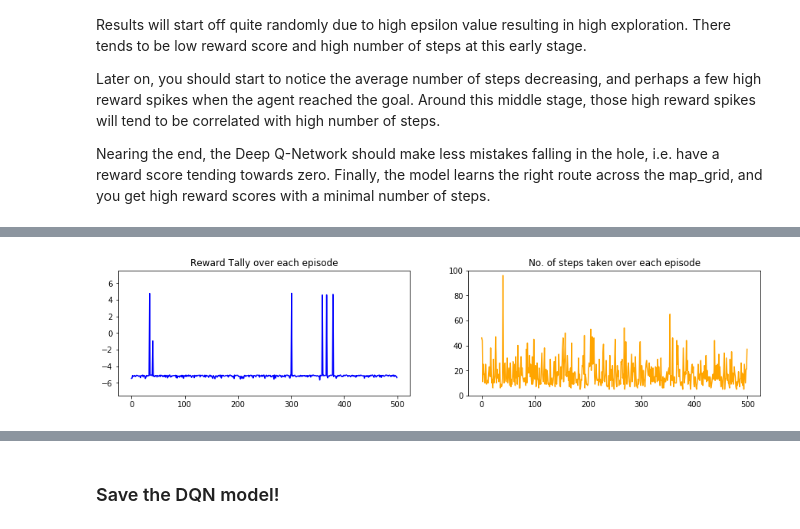
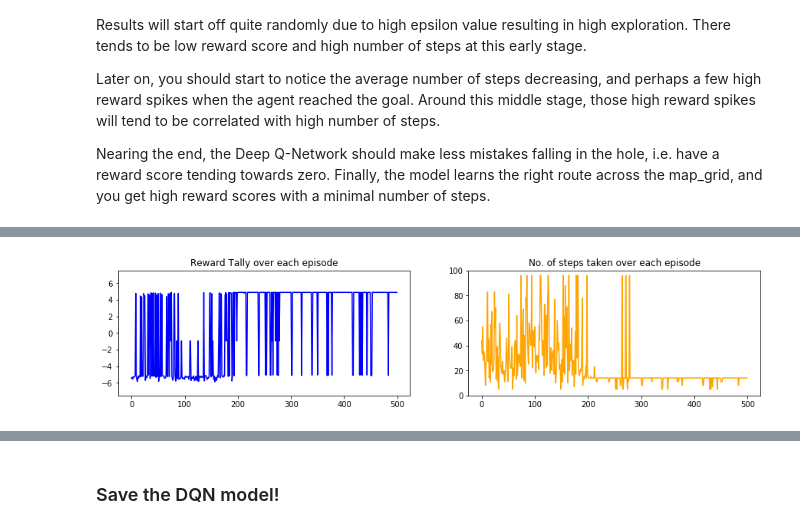
Before and after one commit to weiji14/nz_space_challenge, a Jupyter notebook: route_finder.ipynb, the cells around one changed output, grey strips where cells are left out. Saved outputs shown, nothing was run; the diff lists cells and outputs as text; code cells hidden in the pictures.

```diff
--- a/route_finder.ipynb
+++ b/route_finder.ipynb
@@ -235,15 +237,17 @@ epsilon = 1.00       #Exploration setting between 0 and 1, where 0 is don't expl
 gamma = 0.99         #Future discount factor between 0 and 1, where 0 means care only about now, and 1 means I care alot about the future!
 
 #Session parameters
-num_episodes = 3500  #how many episodes i.e. 'games' we will train our network on
+num_episodes = 3000  #how many episodes i.e. 'games' we will train our network on
 status_print = 500   #the number of episodes that elapse before we print some message
 rewardList = []
 stepsList = []
+memoryList = []
 # %% [markdown]
 ### Initialize Deep Q-Network model parameters
 # %%
 # DQN model parameters
-model = keras_convnet(input_shape=(map_grid.shape+(2,)))
+model = keras_convnet(input_shape=(map_grid.shape+(2,)))         #Primary model used to make Q-value predictions, on what action we want our *agent* to take
+target_model = keras_convnet(input_shape=(map_grid.shape+(2,)))  #Target model used to track target_Q_values, on what action we want our *model* to take
 #policy = EpsGreedyQPolicy(eps=0.1)
 #nb_actions = env.action_space.n
 #memory = SequentialMemory(limit=10000, window_length=4)
@@ -273,53 +277,90 @@ Finally, the model learns the right route across the map_grid, and you get high
 print(f"Begin training Deep Q-Network!! Status update will be shown every {status_print} episodes")
 for i in range(1, num_episodes+1):
 #for i in range(1):  #use if you only want to see one episode!
-    player_position = int_to_grid(0, grid_shape=map_grid.shape)                #we start the player at the topleft corner of our map_grid
+
+    ##RESET## Reset our environment at the beginning of an episode, i.e. move player to starting position and reinitialize map
+    player_position = int_to_grid(0, grid_shape=map_grid.shape)                 #we start the player at the topleft corner of our map_grid
     current_state = np.stack([np.stack([player_position, map_grid], axis=-1)])  #stack the player_position array and map_grid array channel/depth-wise
     assert(current_state.shape == (1,map_grid.shape[0],map_grid.shape[1],2))    #check that our input current_state has shape (batch_size, rows, cols, channels)
     rewardTally = 0  #start reward Score at 0
     stepsTaken = 0  #counter in case our agent does too many stupid moves
+
     while stepsTaken < 96:    #limit the number of moves our agent can take to 96
         stepsTaken += 1
 
         #########################################################################
-        #Our Deep Q-Network takes an input state (x) of the environment and
-        #predicts an output list of Q-values (y) representing the 'q'uality of
-        #the actions we can take to move the player around the map grid
+        # Our Deep Q-Network takes an input state (x) of the environment and    #
+        # predicts an output list of Q-values (y) representing the 'q'uality of #
+        # the actions we can take to move the player around the map grid        #
+        #########################################################################
 
         #########################################################################
-        ## Feed current state into Deep Q-Network
-        current_state_Q_values = model.predict(x=current_state, batch_size=1)    #Use our neural network to get the Q values for each possible move given the current player position and map_grid
+        #    Have our player/agent THINK, DECIDE, ACT, REVIEW and REMEMBER!!    #
+        #########################################################################
+
+        ##THINK## Feed current state into Deep Q-Network, and have it come up with Q-values for each action we can take
+        current_state_Q_values = model.predict(x=current_state, batch_size=1)    #Use our *primary* neural network to get the Q values for each possible move given the current player position and map_grid
         #print(current_state_Q_values)                                           #outputs the Q values for our possible moves left, down, right, up as an array e.g. [[0.23, 0.22, 0.24, 0.26]]
 
-        ## Decide what action to perform based on current_state_Q_values, and randomize with epsilon
+        ##DECIDE## Decide what action to perform based on current_state_Q_values, and randomize with epsilon
         action = np.argmax(current_state_Q_values)                               #find the maximum/greatest Q value to decide what action to take
         if np.random.rand(1) < epsilon:                                          #if some random number is less than our epsilon value
             action = int(np.random.uniform(low=0, high=4))                       #we get a new action randomly from a uniform distribution!
         #print(actionKeys[action])
 
-        ## Take a step towards somewhere
+        ##ACT## Take a step towards somewhere
         player_position = player_step(old_position=player_position, action=action)
         #print(player_position)  #uncomment to see player position!
 
-        ## Get new future state (stack of player_postion and map_grid representing our observation of the environment) and reward associated with it
+        ##REVIEW## Get new future state (stack of player_postion and map_grid representing our observation of the environment) and reward associated with it
         future_state = np.stack([np.stack([player_position, map_grid], axis=-1)])
-        reward = -map_grid.ravel()[np.argmax(player_position)]                    #note that we do a negative here, because dangerous holes are mapped +ve in our map
+        reward = -map_grid.ravel()[np.argmax(player_position)]  #get reward based on where we landed on the map, note that we do a negative here, because dangerous holes are mapped +ve in our map
         rewardTally += reward
         #print(rewardTally)
 
+        ##REMEMBER## Save what we learned into memory, namely the (current_state, action, reward, future_state, done)
+        memoryList = memoryList[-999:] + [(current_state, action, reward, future_state)]   #only preserve the last 1000 observations
+
         #########################################################################
-        ## Feed the future state into Deep Q-Network and get max Q value from it
-        future_state_Q_values = model.predict(x=future_state, batch_size=1)
-        future_state_max_Q = np.max(future_state_Q_values)
-        #print(future_state_max_Q)
+        #    Implement RECALL to get a random sample from memory                #
+        #    Use target model to PREDICT next best actions                      #
+        #    RETARGET by updating the Q_values with the predicted actions       #
+        #    Primary model is RETRAINed and weights propagate to target model   #
+        #    Note that the target model is never trained directly!!             #
+        #########################################################################
 
-        ## Implement Bellman equation here!! Q(s,a) = r + γ(max(Q(s’,a’))
+        ##RECALL## Bring up some samples from memory that will form a training batch
+        try:   #if len(memoryList) > 32, i.e. we have a memory batch_size greater than 32, then we get a sample for training the model
+            sample_memory = random.sample(population=memoryList, k=32)  #retrieve a sample from the memoryList buffer
+        except ValueError:  #if len(memoryList) < 32, we just continue stepping around to fill the memoryList buffer
+            current_state = future_state
+            continue  #move on to the next step
+
+        sample_current_states = np.concatenate([m[0] for m in sample_memory], axis=0)   #get 1st element (the 'current_state') from our sampled memory batch
+        assert(sample_current_states.shape == (32, map_grid.shape[0], map_grid.shape[1], 2))
+        sample_actions = np.stack([m[1] for m in sample_memory], axis=0)                #get 2nd element (the 'action') from our sampled memory batch
+        assert(sample_actions.shape == (32,))
+        sample_rewards = np.stack([m[2] for m in sample_memory], axis=0)                #get 3rd element (the 'reward') from our sampled memory batch
+        assert(sample_rewards.shape == (32,))
+        sample_future_states = np.concatenate([m[3] for m in sample_memory], axis=0)    #get 4th element (the 'future_state') from our sampled memory batch
+        assert(sample_future_states.shape == (32, map_grid.shape[0], map_grid.shape[1], 2))
+
+        ##PREDICT## Feed the future state(s) into Deep Q-Network and get max Q value from it
+        target_Q_values = target_model.predict_on_batch(x=sample_future_states)  #use the target model to predict on our sample batch 'future state's
+        assert(target_Q_values.shape == (32, len(actionKeys)))
+        max_Q_values = np.max(target_Q_values, axis=1).flatten()   #get the max Q value from each row in our batch, corresponding to best action
+        assert(max_Q_values.shape == (32,))
+
+        ##RETARGET## Implement Bellman equation here!! Q(s,a) = r + γ(max(Q(s’,a’))
         #Basically, the Q-value for a given state (s) and action (a) should represent the current reward (r) plus the maximum discounted (γ) future reward expected
-        target_Q = current_state_Q_values                       #set our target to the current_state first
-        target_Q[0,action] = reward + gamma*future_state_max_Q  #replace the single Q-value at the index position of the action taken
+        target_rewards = sample_rewards + gamma*max_Q_values
+        assert(target_rewards.shape == (32,))
+        for idx, a in enumerate(sample_actions):            #loop through the list of actions in our sample memory
+            target_Q_values[idx][a] = target_rewards[idx]   #replace the single Q-value at the index position of the action taken
 
-        ## Retrain our Keras Deep Q-Network to learn this new target Q value
-        model.fit(x=current_state, y=target_Q, verbose=0, batch_size=1)
+        ##RETRAIN## Retrain our primary Keras Deep Q-Network model to learn these new target Q values and propagate to our target model
+        model.train_on_batch(x=sample_current_states, y=target_Q_values)
+        target_model.set_weights(model.get_weights())       #Copy the weights from our primary model to the target model
 
         ## Check if we fell in the hole, else continue
         if rewardTally <= -5.0:
@@ -381 +422 @@ Q_values: [[ 0.32786235 -4.620867    0.51495314  0.1571573 ]]
-[figure, old version]
+[figure, new version]
```
Also changed, not shown: parts of 5 cells of this notebook, 1 other file.
